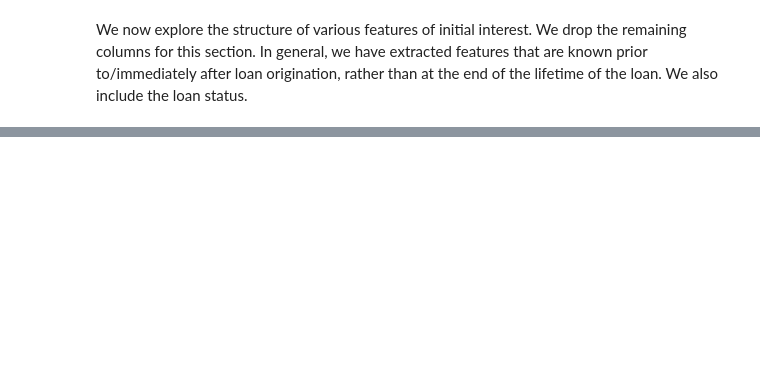
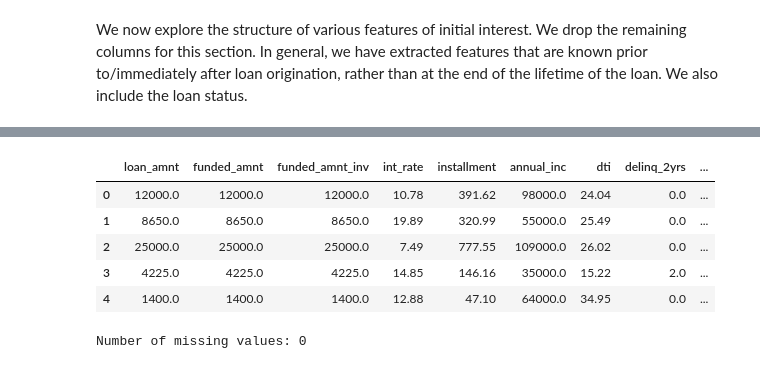
Before and after one commit to Wichaelian/citadel-summer-invitational22, a Jupyter notebook: notebooks/Initial Explorations.ipynb, the cells around one changed output, grey strips where cells are left out. Drawn from its saved outputs; the diff is of its cells as text; code cells hidden in the pictures; blank space fills up the shorter version.

Commit message:
data cleaning

```diff
--- a/notebooks/Initial Explorations.ipynb
+++ b/notebooks/Initial Explorations.ipynb
@@ -97,0 +163,14 @@ missing
+# %%
+sampled_by_loan = clean_accepted_df(sampled_by_loan, num_cols= num_vars_of_interest, cat_cols= cat_vars_of_interest)
+sampled_by_loan.head()
+# %% [output]
+|  | loan_amnt | funded_amnt | funded_amnt_inv | int_rate | installment | annual_inc | dti | delinq_2yrs | ... |
+| 0 | 12000.0 | 12000.0 | 12000.0 | 10.78 | 391.62 | 98000.0 | 24.04 | 0.0 | ... |
+| 1 | 8650.0 | 8650.0 | 8650.0 | 19.89 | 320.99 | 55000.0 | 25.49 | 0.0 | ... |
+| 2 | 25000.0 | 25000.0 | 25000.0 | 7.49 | 777.55 | 109000.0 | 26.02 | 0.0 | ... |
+| 3 | 4225.0 | 4225.0 | 4225.0 | 14.85 | 146.16 | 35000.0 | 15.22 | 2.0 | ... |
+| 4 | 1400.0 | 1400.0 | 1400.0 | 12.88 | 47.10 | 64000.0 | 34.95 | 0.0 | ... |
+# %%
+print(f"Number of missing values: {sampled_by_loan.isna().sum().sum()}")
+# %% [output]
+Number of missing values: 0
```
Also changed, not shown: parts of 5 cells of this notebook.
